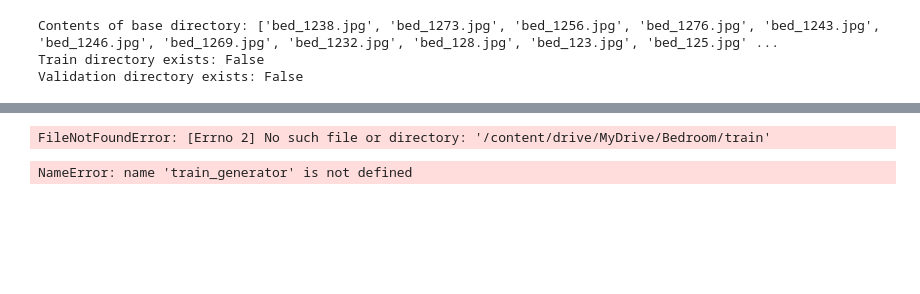
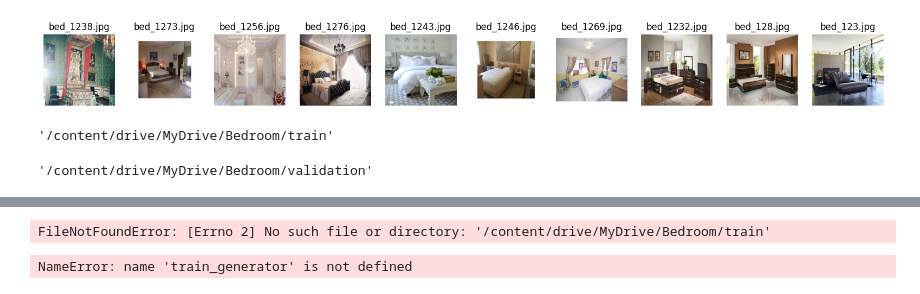
Before and after one commit to preetikhullbe/Dogs-breed-classifier, a Jupyter notebook: image_classification_model.ipynb, the cells around one changed output, grey strips where cells are left out. Drawn from its saved outputs; the diff is of its cells as text; code cells hidden in the pictures; blank space fills up the shorter version.

```diff
--- a/image_classification_model.ipynb
+++ b/image_classification_model.ipynb
@@ -101,27 +33,3 @@ from tensorflow.keras.preprocessing.image import ImageDataGenerator
 from tensorflow.keras.models import Sequential
 from tensorflow.keras.layers import Conv2D, MaxPooling2D, Flatten, Dense, Dropout
 from tensorflow.keras.optimizers import Adam
-# %%
-import os
-
-base_dir = "/content/drive/MyDrive/Bedroom"
-
-# List the contents of the base directory
-print("Contents of base directory:", os.listdir(base_dir))
-
-# Check if the train and validation directories exist
-train_dir = os.path.join(base_dir, 'train')
-validation_dir = os.path.join(base_dir, 'validation')
-
-print("Train directory exists:", os.path.exists(train_dir))
-print("Validation directory exists:", os.path.exists(validation_dir))
-
-# If directories exist, list their contents to verify further
-if os.path.exists(train_dir):
-    print("Contents of train directory:", os.listdir(train_dir))
-if os.path.exists(validation_dir):
-    print("Contents of validation directory:", os.listdir(validation_dir))
-# %% [output]
-Contents of base directory: ['bed_1238.jpg', 'bed_1273.jpg', 'bed_1256.jpg', 'bed_1276.jpg', 'bed_1243.jpg', 'bed_1246.jpg', 'bed_1269.jpg', 'bed_1232.jpg', 'bed_128.jpg', 'bed_123.jpg', 'bed_125.jpg' ...
-Train directory exists: False
-Validation directory exists: False
@@ -127,0 +57,37 @@ Validation directory exists: False
+# %%
+# List all files in the directory
+images_list = os.listdir(base_dir)
+
+# Filter out non-image files (optional)
+valid_extensions = ('.jpg', '.jpeg', '.png', '.bmp', '.gif')
+images_list = [img for img in images_list if img.lower().endswith(valid_extensions)]
+
+# Function to display images
+def display_images(images_list, base_dir, num_images=5):
+    plt.figure(figsize=(20, 10))
+
+    for i, img_name in enumerate(images_list[:num_images]):
+        img_path = os.path.join(base_dir, img_name)
+        img = Image.open(img_path)
+
+        plt.subplot(1, num_images, i + 1)
+        plt.imshow(img)
+        plt.title(img_name)
+        plt.axis('off')
+
+    plt.show()
+# %%
+# Display the first 5 images
+display_images(images_list, base_dir, num_images=10)
+# %% [output]
+[figure, added]
+# %%
+train_dir = os.path.join(base_dir, 'train')
+train_dir
+# %% [output]
+'/content/drive/MyDrive/Bedroom/train'
+# %%
+validation_dir = os.path.join(base_dir, 'validation')
+validation_dir
+# %% [output]
+'/content/drive/MyDrive/Bedroom/validation'
```
Also changed, not shown: parts of 11 cells of this notebook.
